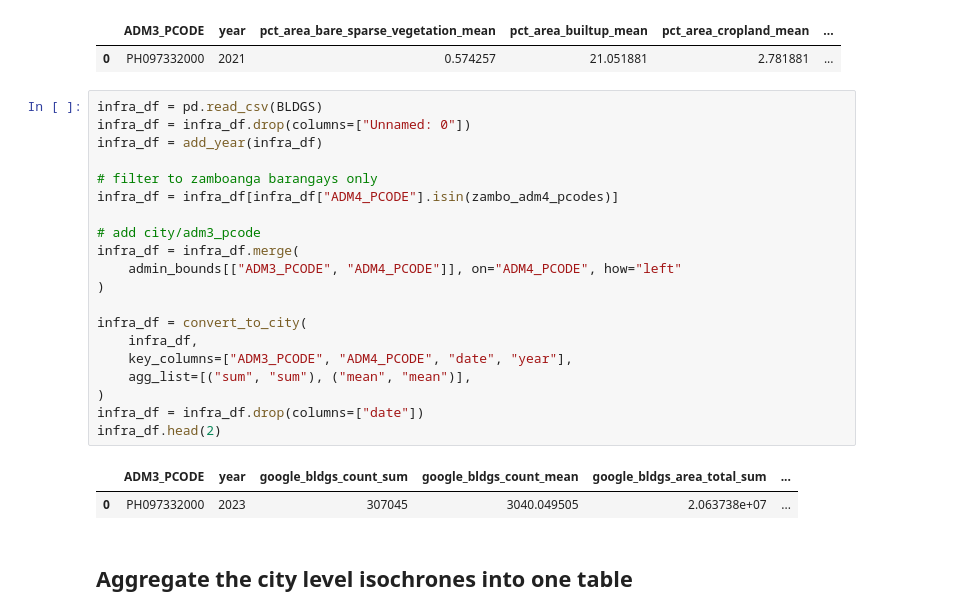
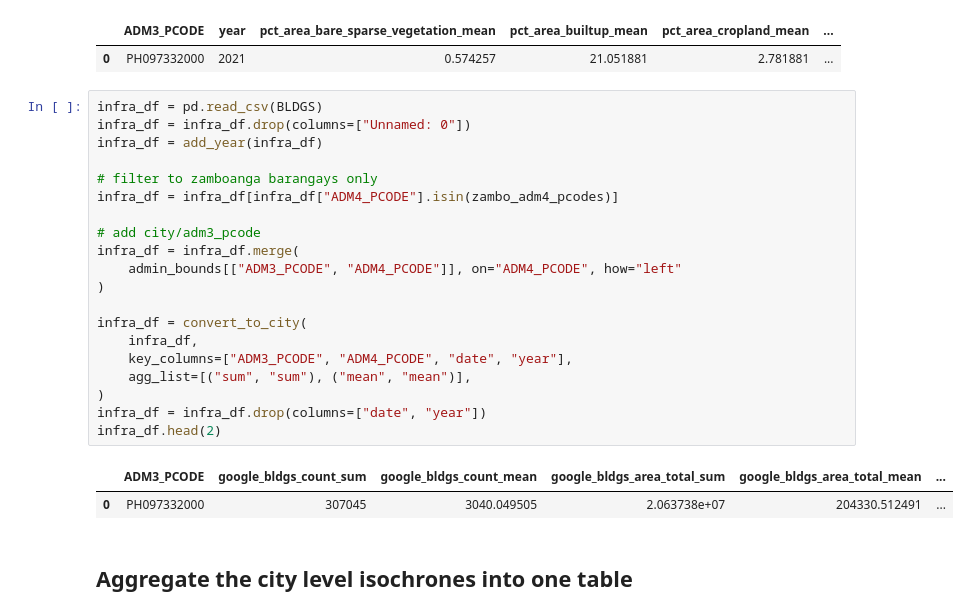
Before and after one commit to thinkingmachines/project-cchain, a Jupyter notebook: notebooks/baseline-model/02-link-external-variables-to-central.ipynb, the cells around one changed output. Cells and saved outputs as stored; diff of their text form.

```diff
--- a/notebooks/baseline-model/02-link-external-variables-to-central.ipynb
+++ b/notebooks/baseline-model/02-link-external-variables-to-central.ipynb
@@ -732,26 +732,26 @@ landcover_df.head(2)
 # %%
 infra_df = pd.read_csv(BLDGS)
 infra_df = infra_df.drop(columns=["Unnamed: 0"])
 infra_df = add_year(infra_df)
 
 # filter to zamboanga barangays only
 infra_df = infra_df[infra_df["ADM4_PCODE"].isin(zambo_adm4_pcodes)]
 
 # add city/adm3_pcode
 infra_df = infra_df.merge(
     admin_bounds[["ADM3_PCODE", "ADM4_PCODE"]], on="ADM4_PCODE", how="left"
 )
 
 infra_df = convert_to_city(
     infra_df,
     key_columns=["ADM3_PCODE", "ADM4_PCODE", "date", "year"],
     agg_list=[("sum", "sum"), ("mean", "mean")],
 )
-infra_df = infra_df.drop(columns=["date"])
+infra_df = infra_df.drop(columns=["date", "year"])
 infra_df.head(2)
 # %% [output]
-|  | ADM3_PCODE | year | google_bldgs_count_sum | google_bldgs_count_mean | google_bldgs_area_total_sum | ... |
-| 0 | PH097332000 | 2023 | 307045 | 3040.049505 | 2.063738e+07 | ... |
+|  | ADM3_PCODE | google_bldgs_count_sum | google_bldgs_count_mean | google_bldgs_area_total_sum | google_bldgs_area_total_mean | ... |
+| 0 | PH097332000 | 307045 | 3040.049505 | 2.063738e+07 | 204330.512491 | ... |
 # %% [markdown]
 ## Aggregate the city level isochrones into one table
 # %%
```
Also changed, not shown: parts of 6 cells of this notebook.
